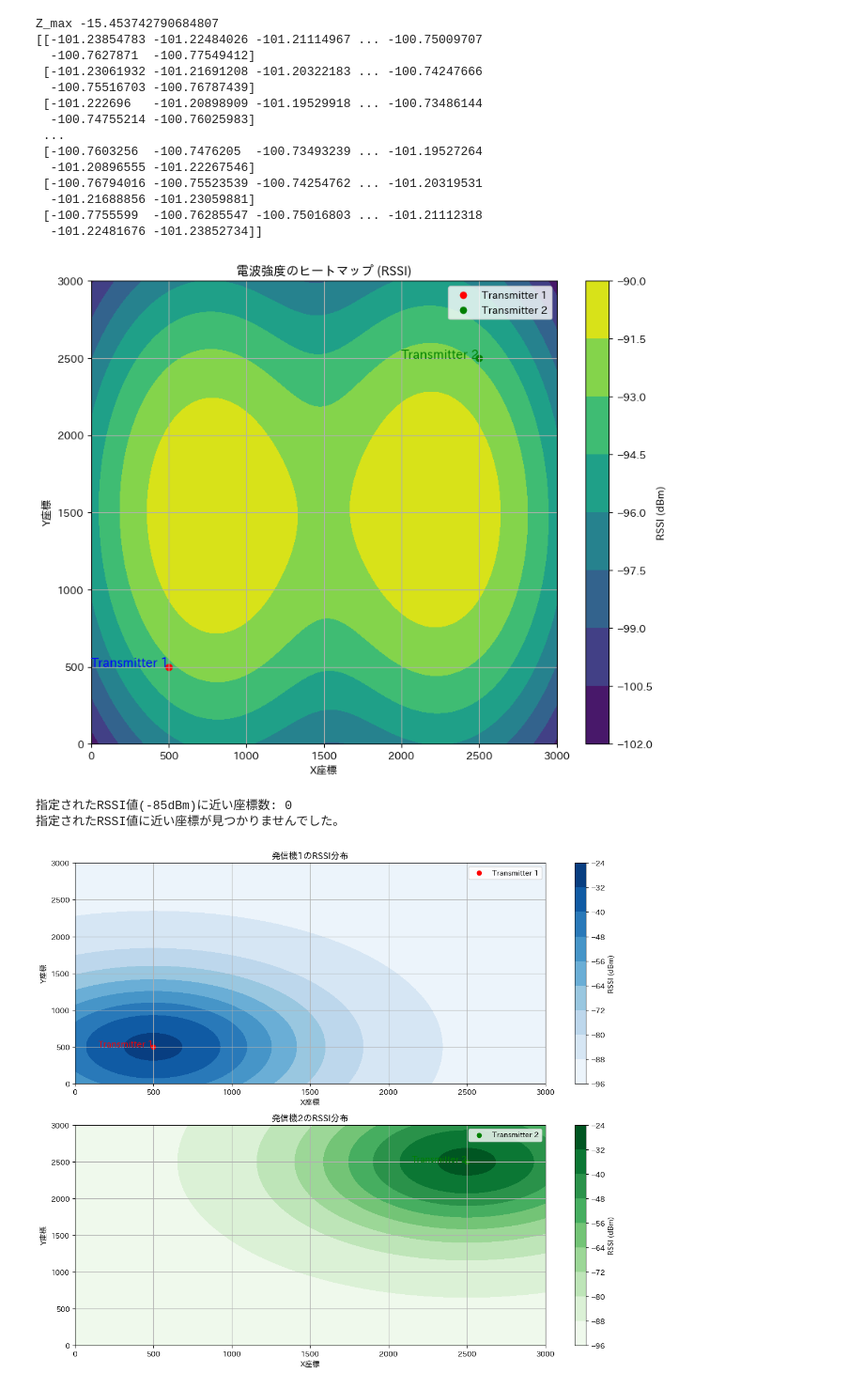
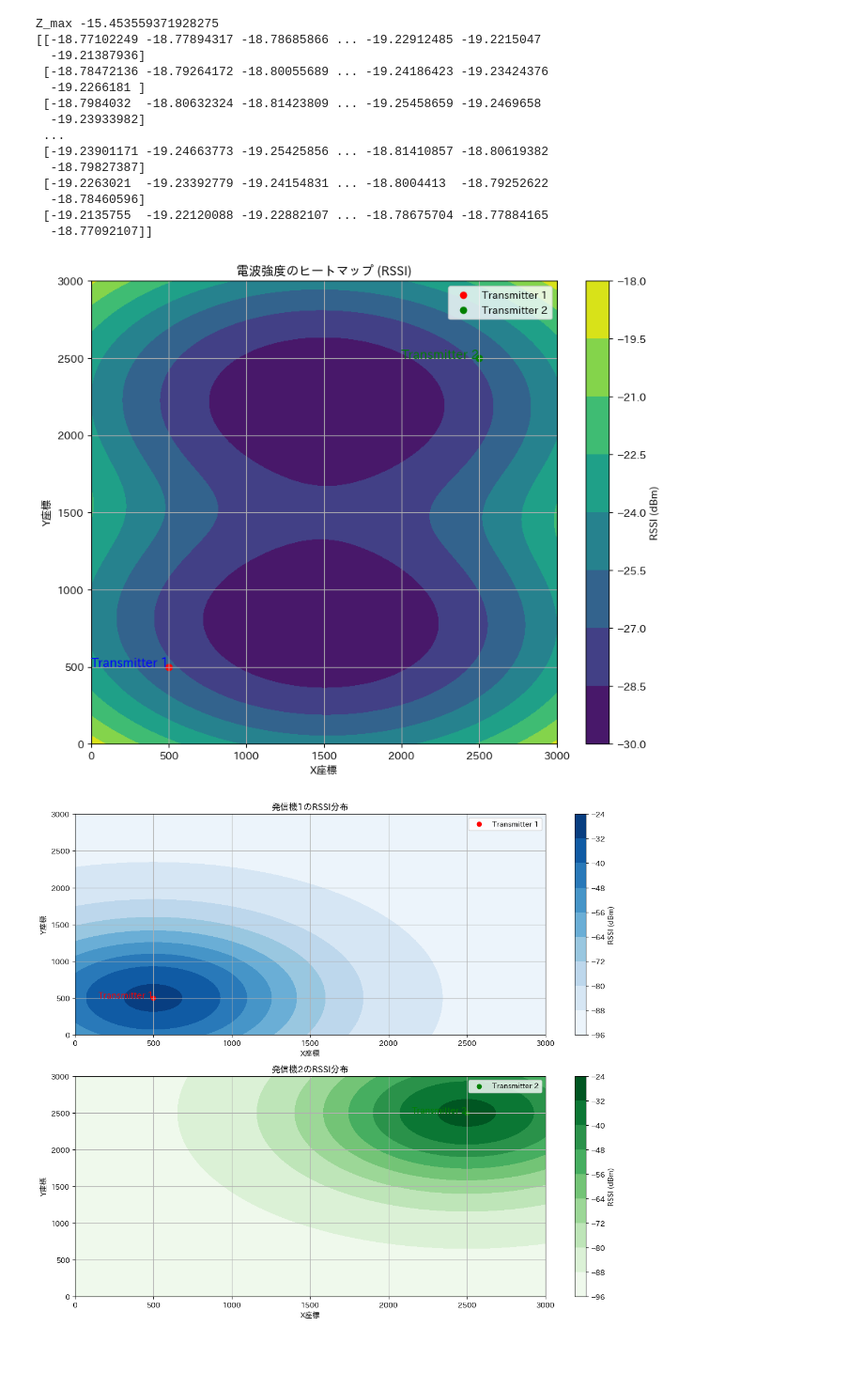
Before and after one commit to karasuneo/practice-gmm, a Jupyter notebook: floor_heatmap.ipynb, the cells around one changed output. Shown at 94% size. Cells and saved outputs as stored; diff of their text form; code cells hidden in the pictures; blank space fills up the shorter version.

```diff
--- a/floor_heatmap.ipynb
+++ b/floor_heatmap.ipynb
@@ -33,49 +34,51 @@ Z = Z.reshape(X.shape)
 # Zの最大値を取得
 Z_max = np.max(Z)
 
-print("Z_max",Z_max)
+print("Z_max", Z_max)
 
 # 実際のRSSI値にスケーリング (例: -30dBm から -90dBm の範囲)
-RSSI_max = -90  # dBm
-RSSI_min = -30  # dBm
+RSSI_max = -30  # dBm
+RSSI_min = -90  # dBm
 
 # 正規化された Z を実際のRSSI値にスケーリング
 # 中心に近づくほどRSSIが大きく（0に近く）、外側に行くほど小さく（負の値が大きく）なるようにする
+# TODO: ここがおかしいかも
 RSSI = RSSI_min + (Z / Z_max) * (RSSI_max - RSSI_min)
+# RSSI = RSSI_max + (Z / Z_max) * (RSSI_min - RSSI_max)
 
 
 print(RSSI)
 # %% [output]
-Z_max -15.453742790684807
-[[-101.23854783 -101.22484026 -101.21114967 ... -100.75009707
-  -100.7627871  -100.77549412]
- [-101.23061932 -101.21691208 -101.20322183 ... -100.74247666
-  -100.75516703 -100.76787439]
- [-101.222696   -101.20898909 -101.19529918 ... -100.73486144
-  -100.74755214 -100.76025983]
+Z_max -15.453559371928275
+[[-18.77102249 -18.77894317 -18.78685866 ... -19.22912485 -19.2215047
+  -19.21387936]
+ [-18.78472136 -18.79264172 -18.80055689 ... -19.24186423 -19.23424376
+  -19.2266181 ]
+ [-18.7984032  -18.80632324 -18.81423809 ... -19.25458659 -19.2469658
+  -19.23933982]
  ...
- [-100.7603256  -100.7476205  -100.73493239 ... -101.19527264
-  -101.20896555 -101.22267546]
- [-100.76794016 -100.75523539 -100.74254762 ... -101.20319531
-  -101.21688856 -101.23059881]
- [-100.7755599  -100.76285547 -100.75016803 ... -101.21112318
-  -101.22481676 -101.23852734]]
+ [-19.23901171 -19.24663773 -19.25425856 ... -18.81410857 -18.80619382
+  -18.79827387]
+ [-19.2263021  -19.23392779 -19.24154831 ... -18.8004413  -18.79252622
+  -18.78460596]
+ [-19.2135755  -19.22120088 -19.22882107 ... -18.78675704 -18.77884165
+  -18.77092107]]
 # %%
-# 指定されたRSSI値の座標を絞り込む
-target_RSSI = -85  # 絞り込みたいRSSI値 (例: -60dBm)
-tolerance = 0.5  # 許容誤差 (例: ±0.5dBm)
+# # 指定されたRSSI値の座標を絞り込む
+# target_RSSI = -85  # 絞り込みたいRSSI値 (例: -60dBm)
+# tolerance = 0.5  # 許容誤差 (例: ±0.5dBm)
 
-# 絞り込み条件に合致する座標を取得
-indices = np.where(
-    (RSSI >= target_RSSI - tolerance) & (RSSI <= target_RSSI + tolerance)
-)
-filtered_coordinates = list(zip(X[indices], Y[indices]))
+# # 絞り込み条件に合致する座標を取得
+# indices = np.where(
+#     (RSSI >= target_RSSI - tolerance) & (RSSI <= target_RSSI + tolerance)
+# )
+# filtered_coordinates = list(zip(X[indices], Y[indices]))
 
-# 座標を丸める
-rounded_coordinates = [(round(x), round(y)) for x, y in filtered_coordinates]
+# # 座標を丸める
+# rounded_coordinates = [(round(x), round(y)) for x, y in filtered_coordinates]
 
-# 重複を削除
-unique_coordinates = list(set(rounded_coordinates))
+# # 重複を削除
+# unique_coordinates = list(set(rounded_coordinates))
 
 
 # プロット
@@ -87,40 +90,38 @@ plt.scatter(
     transmitter_1[0], transmitter_1[1], color="red", marker="o", label="Transmitter 1"
 )
 plt.scatter(
     transmitter_2[0], transmitter_2[1], color="green", marker="o", label="Transmitter 2"
 )
 plt.text(
     transmitter_1[0],
     transmitter_1[1],
     "Transmitter 1",
     color="blue",
     fontsize=12,
     ha="right",
 )
 plt.text(
     transmitter_2[0],
     transmitter_2[1],
     "Transmitter 2",
     color="green",
     fontsize=12,
     ha="right",
 )
 plt.xlabel("X座標")
 plt.ylabel("Y座標")
 plt.title("電波強度のヒートマップ (RSSI)")
 plt.legend()
 plt.grid(True)
 plt.show()
 
 # 絞り込んだ座標の表示
-print(f"指定されたRSSI値({target_RSSI}dBm)に近い座標数: {len(unique_coordinates)}")
-if len(unique_coordinates) > 0:
-    print("絞り込んだ座標のサンプル:")
-    print(unique_coordinates[:10])  # 最初の10個を表示
-else:
-    print("指定されたRSSI値に近い座標が見つかりませんでした。")
+# print(f"指定されたRSSI値({target_RSSI}dBm)に近い座標数: {len(unique_coordinates)}")
+# if len(unique_coordinates) > 0:
+#     print("絞り込んだ座標のサンプル:")
+#     print(unique_coordinates[:10])  # 最初の10個を表示
+# else:
+#     print("指定されたRSSI値に近い座標が見つかりませんでした。")
 # %% [output]
-[figure, old version]
+[figure, new version]
-指定されたRSSI値(-85dBm)に近い座標数: 0
-指定されたRSSI値に近い座標が見つかりませんでした。
 # %%
```
Also changed, not shown: parts of 2 cells of this notebook, 6 other files.
